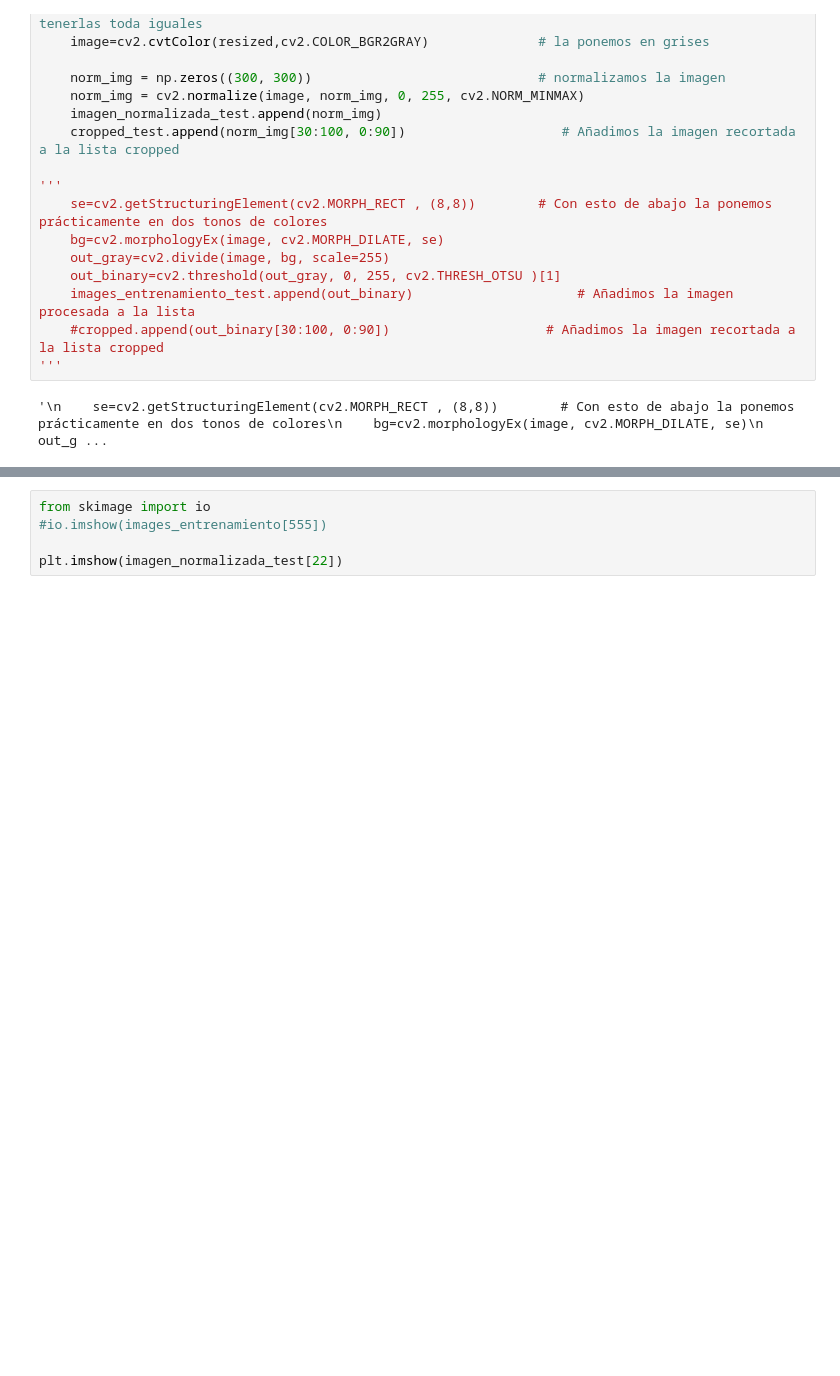
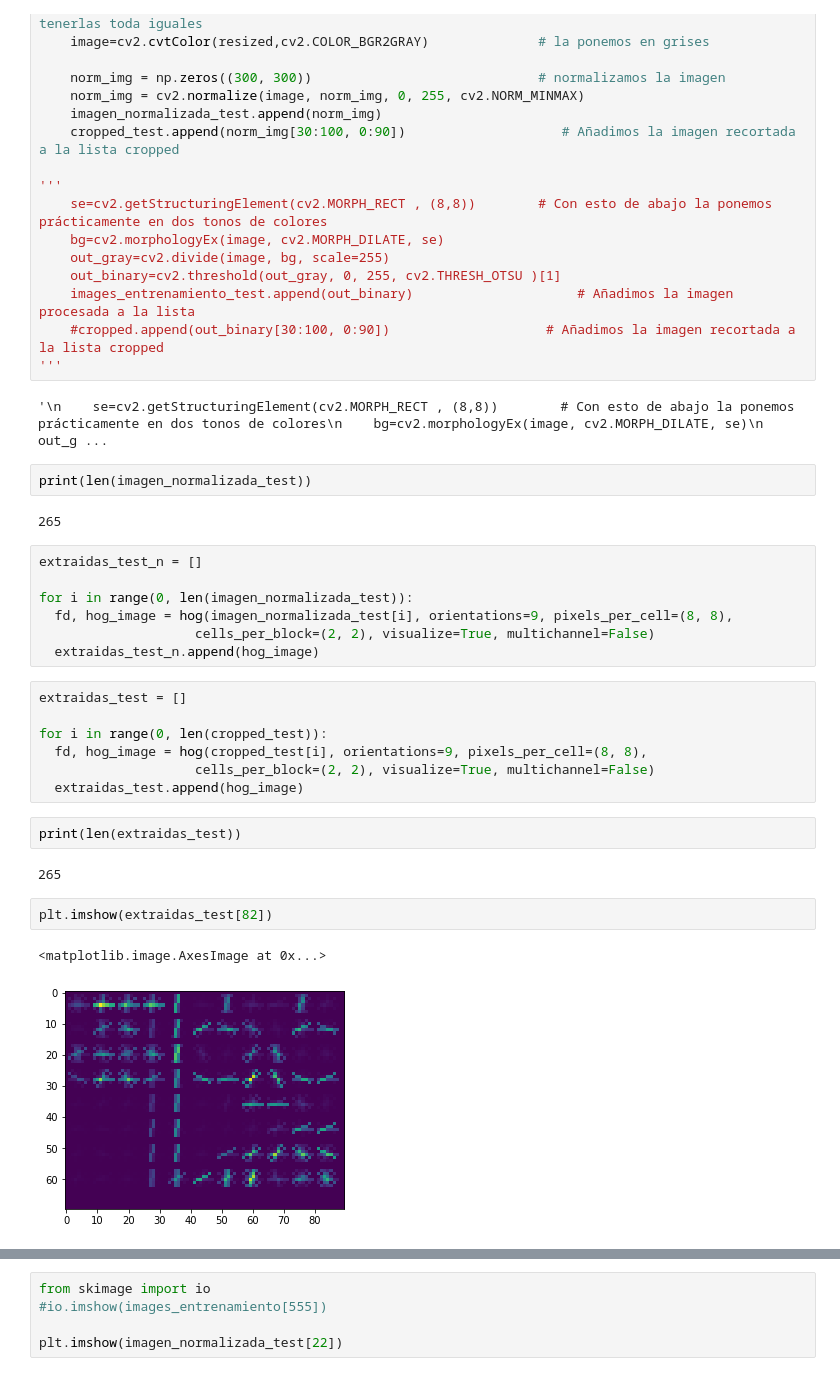
Before and after one commit to cynthiatcelorio/ML_Clustering, a Jupyter notebook: cynthia.ipynb, the cells around one changed output, grey strips where cells are left out. Saved outputs shown, nothing was run; the diff lists cells and outputs as text; blank space fills up the shorter version.

```diff
--- a/cynthia.ipynb
+++ b/cynthia.ipynb
@@ -488,3 +519,30 @@ for imagePath in imagePaths:
 '''
 # %% [output]
 '\n    se=cv2.getStructuringElement(cv2.MORPH_RECT , (8,8))        # Con esto de abajo la ponemos prácticamente en dos tonos de colores\n    bg=cv2.morphologyEx(image, cv2.MORPH_DILATE, se)\n    out_g ...
+# %%
+print(len(imagen_normalizada_test))
+# %% [output]
+265
+# %%
+extraidas_test_n = []
+
+for i in range(0, len(imagen_normalizada_test)):
+  fd, hog_image = hog(imagen_normalizada_test[i], orientations=9, pixels_per_cell=(8, 8),
+                	cells_per_block=(2, 2), visualize=True, multichannel=False)
+  extraidas_test_n.append(hog_image)
+# %%
+extraidas_test = []
+
+for i in range(0, len(cropped_test)):
+  fd, hog_image = hog(cropped_test[i], orientations=9, pixels_per_cell=(8, 8),
+                	cells_per_block=(2, 2), visualize=True, multichannel=False)
+  extraidas_test.append(hog_image)
+# %%
+print(len(extraidas_test))
+# %% [output]
+265
+# %%
+plt.imshow(extraidas_test[82])
+# %% [output]
+<matplotlib.image.AxesImage at 0x...>
+[figure, added]
```
Also changed, not shown: parts of 14 cells of this notebook.
